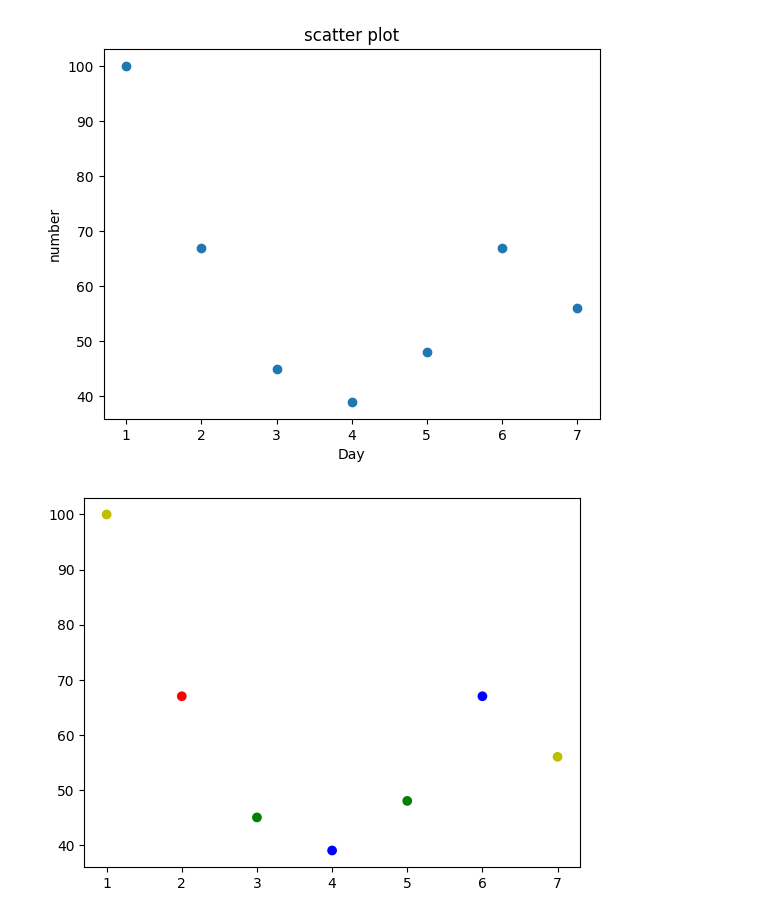
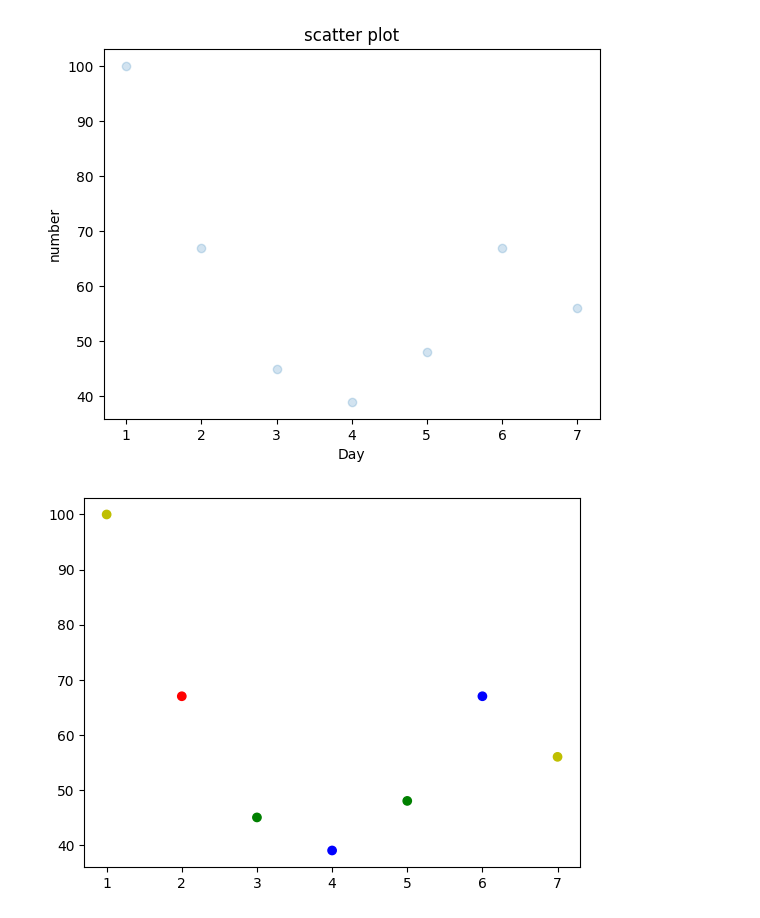
Before and after one commit to raaakibul/Matplotlib, a Jupyter notebook: scatter-plot.ipynb, the cells around one changed output. Cells and saved outputs as stored; diff of their text form; code cells hidden in the pictures.

```diff
--- a/scatter-plot.ipynb
+++ b/scatter-plot.ipynb
@@ -1,15 +1,15 @@
 # %%
 import matplotlib.pyplot as plt
 x = [1,2,3,4,5,6,7]
 y = [100,67,45,39,48,67,56]
 
-plt.scatter(x, y)
+plt.scatter(x, y, alpha=0.2, marker="*")
 plt.title("scatter plot")
 plt.xlabel("Day")
 plt.ylabel("number")
 plt.show()
 # %% [output]
-[figure, old version]
+[figure, new version]
 # %%
 colors= ['y', 'r','g','b', 'g','b', 'y']
 plt.scatter(x,y, c=colors)
```
